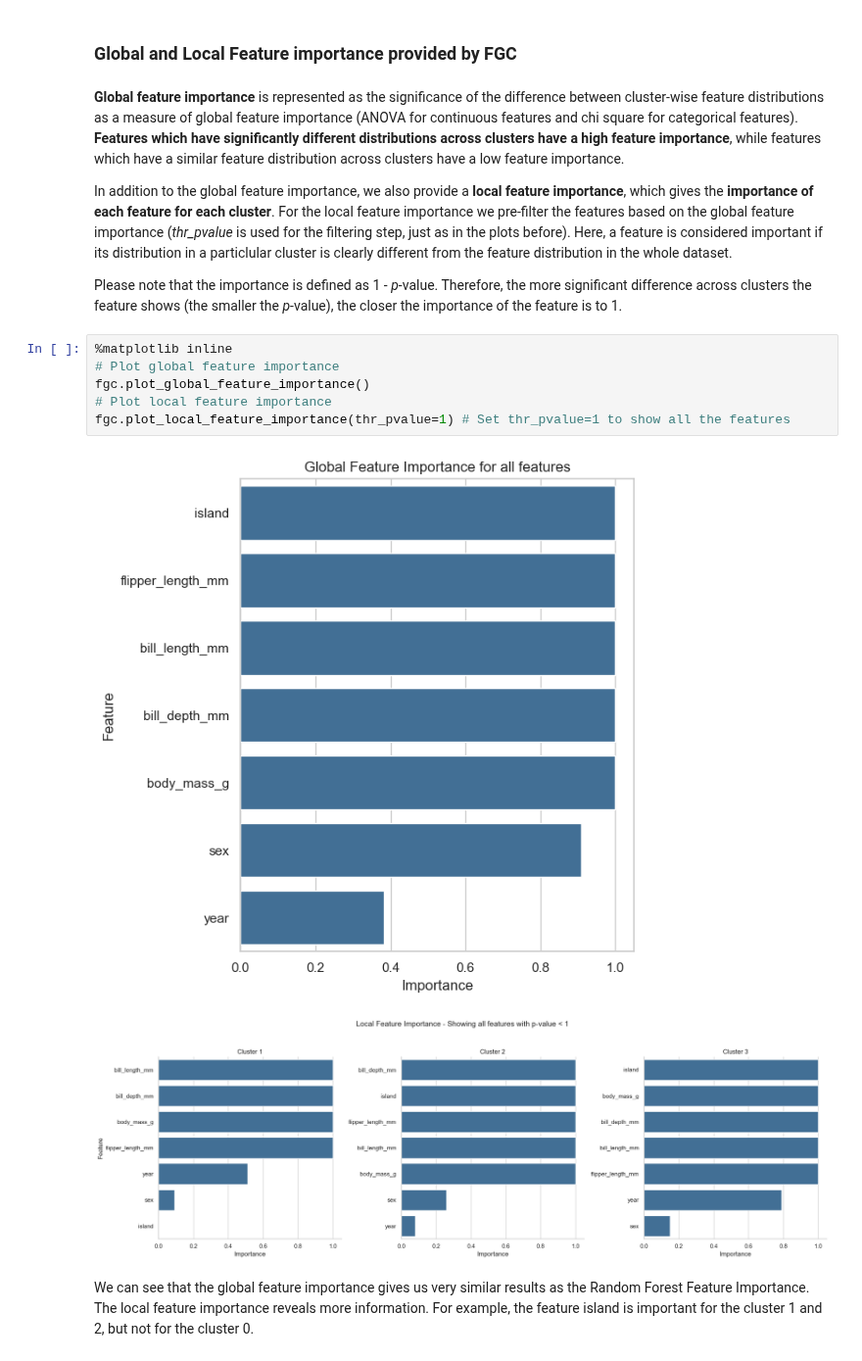
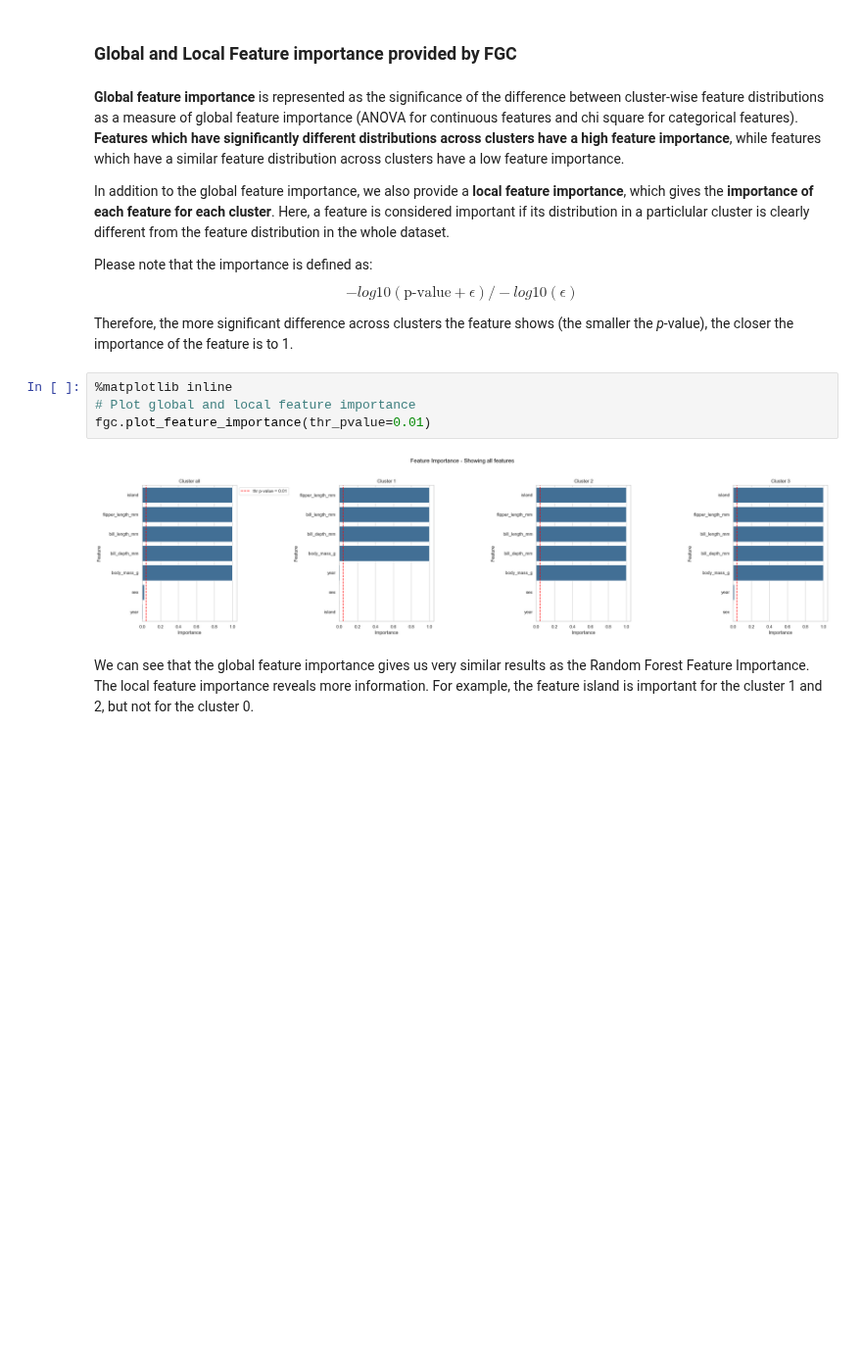
Before and after one commit to HelmholtzAI-Consultants-Munich/fg-clustering, a Jupyter notebook: tutorials/introduction_to_FGC_comparing_FGC_to_FI.ipynb, the cells around one changed output. Shown at 98% size. Drawn from its saved outputs; the diff is of its cells as text; blank space fills up the shorter version.

Commit message:
adjust tutorials for new plotting function

```diff
--- a/tutorials/introduction_to_FGC_comparing_FGC_to_FI.ipynb
+++ b/tutorials/introduction_to_FGC_comparing_FGC_to_FI.ipynb
@@ -156,18 +156,20 @@ FGC provides couple of ways to visualise the results and help interpret them:
 # %% [markdown]
 **Global feature importance** is represented as the significance of the difference between cluster-wise feature distributions as a measure of global feature importance (ANOVA for continuous features and chi square for categorical features). **Features which have significantly different distributions across clusters have a high feature importance**, while features which have a similar feature distribution across clusters have a low feature importance.
 
-In addition to the global feature importance, we also provide a **local feature importance**, which gives the **importance of each feature for each cluster**. For the local feature importance we pre-filter the features based on the global feature importance (_thr_pvalue_ is used for the filtering step, just as in the plots before). Here, a feature is considered important if its distribution in a particlular cluster is clearly different from the feature distribution in the whole dataset.
+In addition to the global feature importance, we also provide a **local feature importance**, which gives the **importance of each feature for each cluster**. Here, a feature is considered important if its distribution in a particlular cluster is clearly different from the feature distribution in the whole dataset.
 
-Please note that the importance is defined as 1 - _p_-value. Therefore, the more significant difference across clusters the feature shows (the smaller the _p_-value), the closer the importance of the feature is to 1.
+Please note that the importance is defined as:
+$$
+ - log10(\text{p-value} + \epsilon) / - log10(\epsilon)
+$$
+
+Therefore, the more significant difference across clusters the feature shows (the smaller the _p_-value), the closer the importance of the feature is to 1.
 # %%
 %matplotlib inline
-# Plot global feature importance
-fgc.plot_global_feature_importance()
-# Plot local feature importance
-fgc.plot_local_feature_importance(thr_pvalue=1) # Set thr_pvalue=1 to show all the features
+# Plot global and local feature importance
+fgc.plot_feature_importance(thr_pvalue=0.01)
 # %% [output]
-[figure, old version]
+[figure, new version]
-[figure, removed]
 # %% [markdown]
 We can see that the global feature importance gives us very similar results as the Random Forest Feature Importance. The local feature importance reveals more information. For example, the feature island is important for the cluster 1 and 2, but not for the cluster 0.
 # %% [markdown]
```
Also changed, not shown: parts of 1 cell of this notebook, 3 other files.
